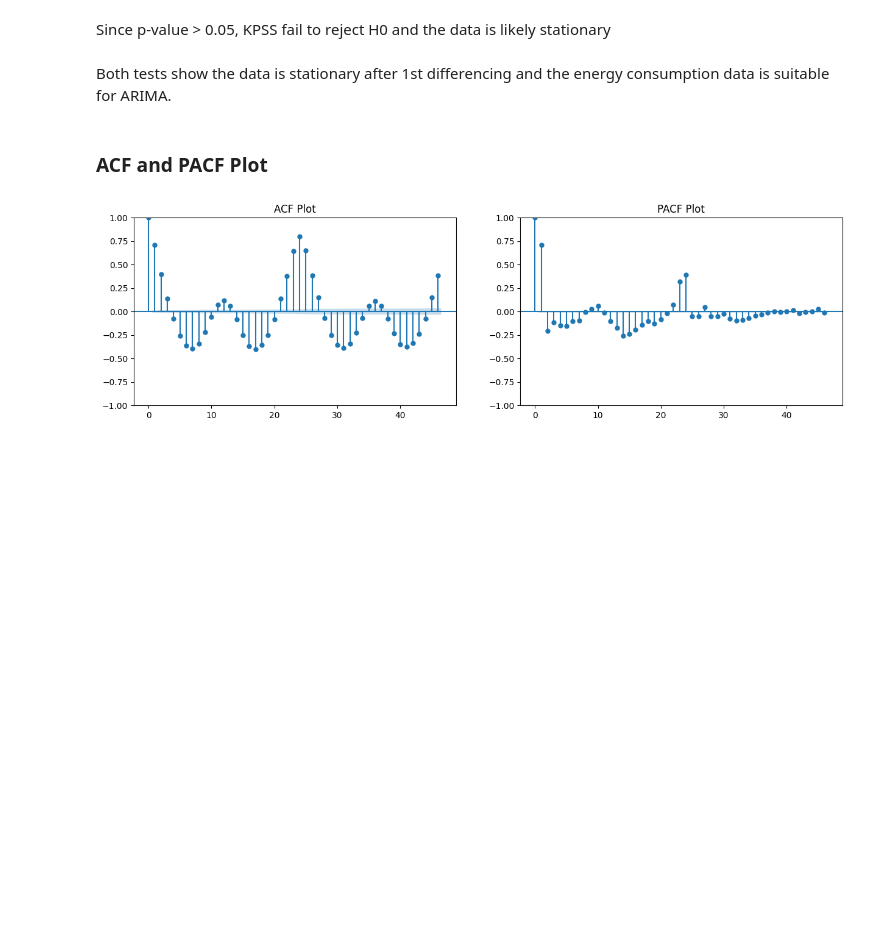
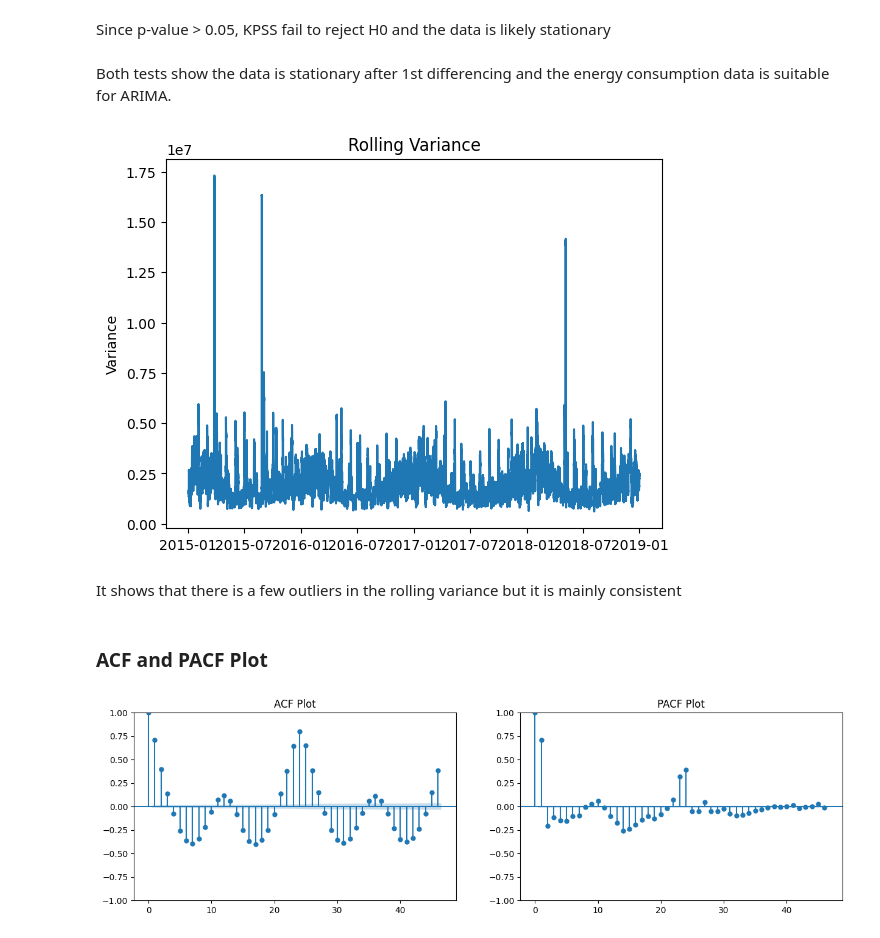
Before and after one commit to hea0516/Energy_Consumption_Investigate_Capstone_Project, a Jupyter notebook: time_series_model.ipynb, the cells around one changed output. Saved outputs shown, nothing was run; the diff lists cells and outputs as text; code cells hidden in the pictures; blank space fills up the shorter version.

```diff
--- a/time_series_model.ipynb
+++ b/time_series_model.ipynb
@@ -98,6 +99,16 @@ look-up table. The actual p-value is greater than the p-value returned.
 Since p-value > 0.05, KPSS fail to reject H0 and the data is likely stationary
 # %% [markdown]
 Both tests show the data is stationary after 1st differencing and the energy consumption data is suitable for ARIMA.
+# %%
+rolling_var = diff.rolling(24).var()   # choose window ~ seasonal period
+plt.plot(rolling_var)
+plt.title("Rolling Variance")
+plt.ylabel("Variance")
+plt.show()
+# %% [output]
+[figure, new version]
+# %% [markdown]
+It shows that there is a few outliers in the rolling variance but it is mainly consistent
 # %% [markdown]
 ### ACF and PACF Plot
 # %%
```
Also changed, not shown: parts of 29 cells of this notebook, 1 other file.
